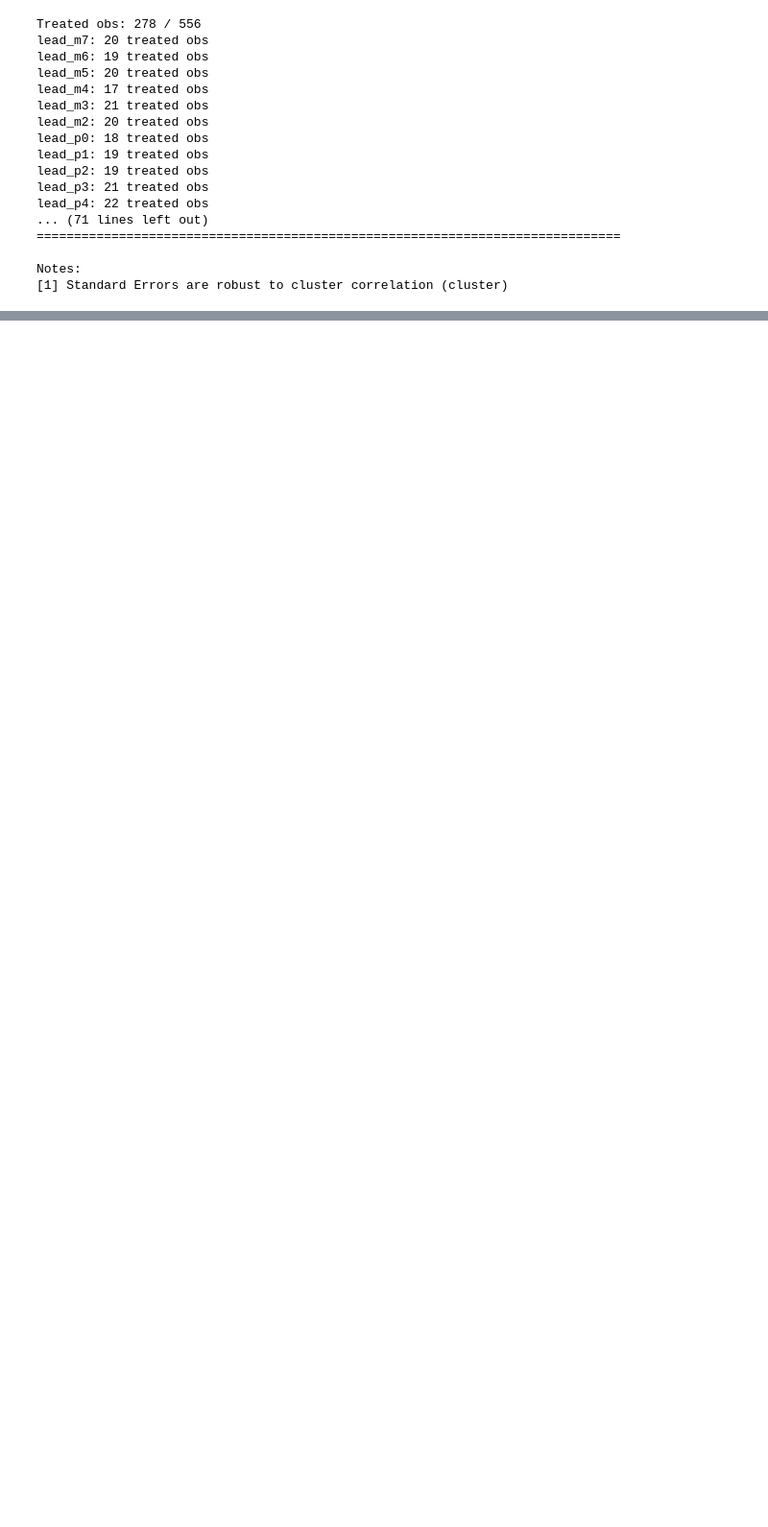
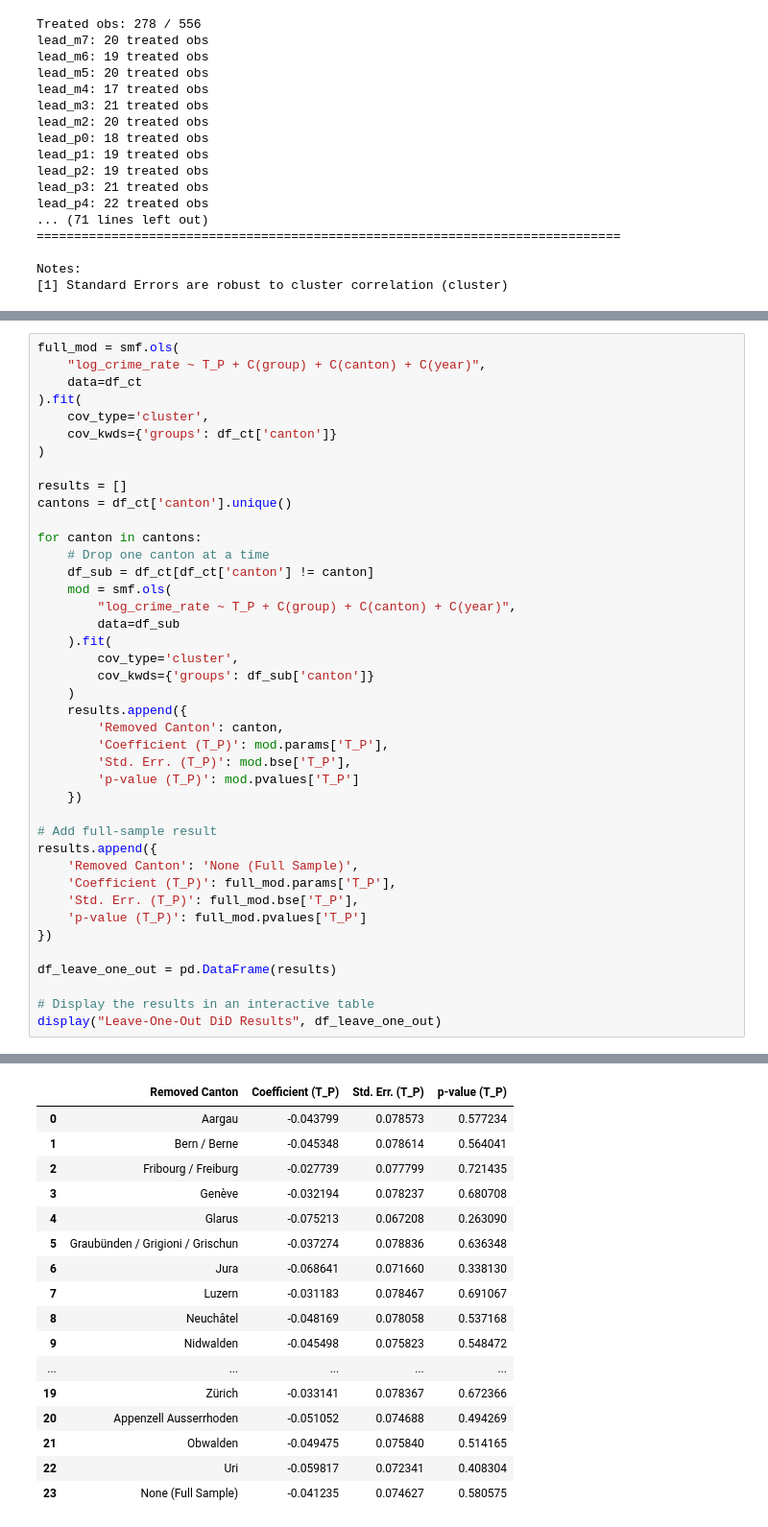
Before and after one commit to souhilsk/Groupe-33-REME, a Jupyter notebook: script/03_did_log.ipynb, the cells around one changed output, grey strips where cells are left out. Shown at 96% size. Drawn from its saved outputs; the diff is of its cells as text; blank space fills up the shorter version.

```diff
--- a/script/03_did_log.ipynb
+++ b/script/03_did_log.ipynb
@@ -370,0 +338,42 @@ plt.show()
+# %%
+full_mod = smf.ols(
+    "log_crime_rate ~ T_P + C(group) + C(canton) + C(year)",
+    data=df_ct
+).fit(
+    cov_type='cluster',
+    cov_kwds={'groups': df_ct['canton']}
+)
+
+results = []
+cantons = df_ct['canton'].unique()
+
+for canton in cantons:
+    # Drop one canton at a time
+    df_sub = df_ct[df_ct['canton'] != canton]
+    mod = smf.ols(
+        "log_crime_rate ~ T_P + C(group) + C(canton) + C(year)",
+        data=df_sub
+    ).fit(
+        cov_type='cluster',
+        cov_kwds={'groups': df_sub['canton']}
+    )
+    results.append({
+        'Removed Canton': canton,
+        'Coefficient (T_P)': mod.params['T_P'],
+        'Std. Err. (T_P)': mod.bse['T_P'],
+        'p-value (T_P)': mod.pvalues['T_P']
+    })
+
+# Add full-sample result
+results.append({
+    'Removed Canton': 'None (Full Sample)',
+    'Coefficient (T_P)': full_mod.params['T_P'],
+    'Std. Err. (T_P)': full_mod.bse['T_P'],
+    'p-value (T_P)': full_mod.pvalues['T_P']
+})
+
+df_leave_one_out = pd.DataFrame(results)
+
+# Display the results in an interactive table
+display("Leave-One-Out DiD Results", df_leave_one_out)
+# %% [output]
@@ -370,0 +381,17 @@ plt.show()
+|  | Removed Canton | Coefficient (T_P) | Std. Err. (T_P) | p-value (T_P) |
+| 0 | Aargau | -0.043799 | 0.078573 | 0.577234 |
+| 1 | Bern / Berne | -0.045348 | 0.078614 | 0.564041 |
+| 2 | Fribourg / Freiburg | -0.027739 | 0.077799 | 0.721435 |
+| 3 | Genève | -0.032194 | 0.078237 | 0.680708 |
+| 4 | Glarus | -0.075213 | 0.067208 | 0.263090 |
+| 5 | Graubünden / Grigioni / Grischun | -0.037274 | 0.078836 | 0.636348 |
+| 6 | Jura | -0.068641 | 0.071660 | 0.338130 |
+| 7 | Luzern | -0.031183 | 0.078467 | 0.691067 |
+| 8 | Neuchâtel | -0.048169 | 0.078058 | 0.537168 |
+| 9 | Nidwalden | -0.045498 | 0.075823 | 0.548472 |
+| ... | ... | ... | ... | ... |
+| 19 | Zürich | -0.033141 | 0.078367 | 0.672366 |
+| 20 | Appenzell Ausserrhoden | -0.051052 | 0.074688 | 0.494269 |
+| 21 | Obwalden | -0.049475 | 0.075840 | 0.514165 |
+| 22 | Uri | -0.059817 | 0.072341 | 0.408304 |
+| 23 | None (Full Sample) | -0.041235 | 0.074627 | 0.580575 |
```
Also changed, not shown: parts of 24 cells of this notebook, 5 other files.
